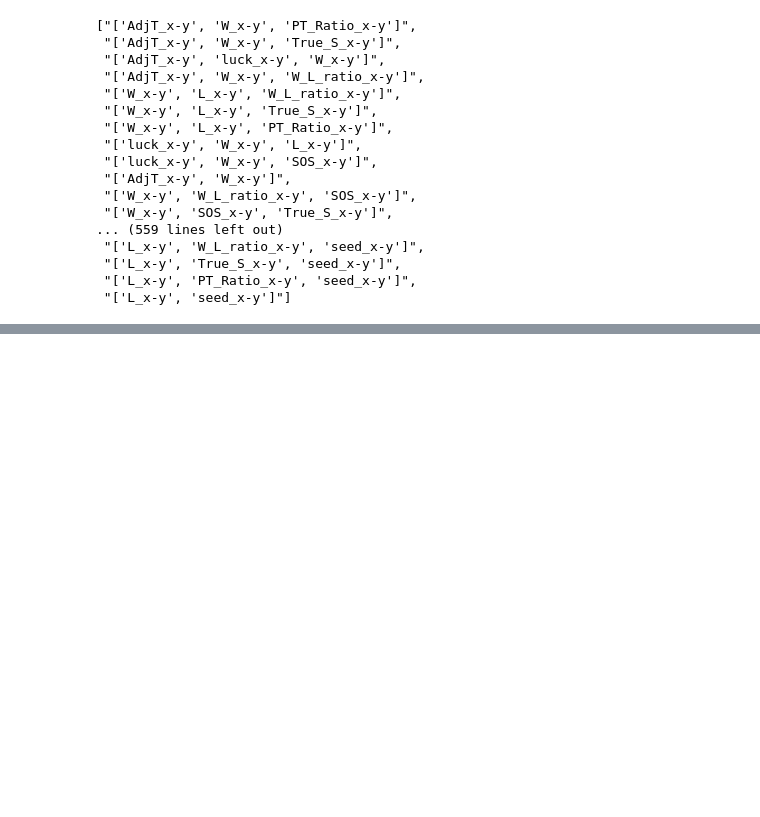
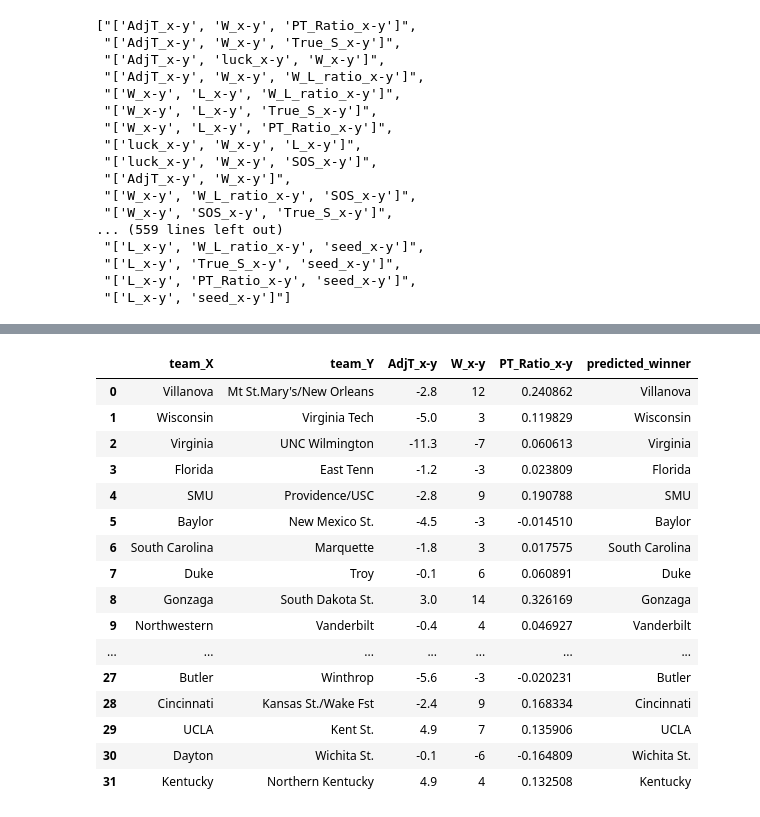
Before and after one commit to zihaoxu/Statsketball-Tournament, a Jupyter notebook: Statsketball Analysis.ipynb, the cells around one changed output, grey strips where cells are left out. Saved outputs shown, nothing was run; the diff lists cells and outputs as text; code cells hidden in the pictures; blank space fills up the shorter version.

```diff
--- a/Statsketball Analysis.ipynb
+++ b/Statsketball Analysis.ipynb
@@ -282,0 +264,9 @@ example_measures = example_measures.reshape(len(example_measures), -1)
+# %%
+# Data to be fed to our model
+example_measures_list = d['master'].iloc[:,[5,7,14]]
+print (example_measures_list)
+
+# The actual result of the games
+result_list = d['master'].iloc[:,-1]
+result_list.index = range(len(result_list))
+print ('\n', 'Actual results: ', "\n", result_list)
@@ -282,0 +352,7 @@ example_measures = example_measures.reshape(len(example_measures), -1)
+# %%
+# Read in the data
+d['2017'] = pd.read_csv('~/Statsketball/Statsketball-Tournament/Master_Data/2017_master.csv').drop(['Unnamed: 0'], axis = 1)
+
+# take out the features list
+features_list = d['2017'].iloc[:,[4,7,10]]
+print (features_list.head())
@@ -282,0 +366,13 @@ example_measures = example_measures.reshape(len(example_measures), -1)
+# %%
+# Create an empty list to store the predictions
+prediction_pre_list = []
+prediction_list = []
+
+for i in range(len(features_list)):
+    features = features_list.iloc[i]
+    features = features.reshape(-1, len(features))
+    prediction = clf.predict(features)
+    prediction_pre_list.append(prediction)
+
+for pre in prediction_pre_list:
+    prediction_list.append(pre[0])
@@ -282,0 +399,29 @@ example_measures = example_measures.reshape(len(example_measures), -1)
+# %%
+d['2017']['predicted_winner'] = 0
+for i in range(len(prediction_list)):
+    if prediction_list[i] == 'X':
+        d['2017'].loc[i, 'predicted_winner'] = d['2017'].loc[i, 'team_X']
+    else:
+        d['2017'].loc[i, 'predicted_winner'] = d['2017'].loc[i, 'team_Y']
+
+d['2017'].drop(['AdjT_x', 'AdjT_y', 'W_x', 'W_y', 'PT_Ratio_x', 'PT_Ratio_y'], axis = 1, inplace=True)
+# %%
+d['2017']
+# %% [output]
+|  | team_X | team_Y | AdjT_x-y | W_x-y | PT_Ratio_x-y | predicted_winner |
+| 0 | Villanova | Mt St.Mary's/New Orleans | -2.8 | 12 | 0.240862 | Villanova |
+| 1 | Wisconsin | Virginia Tech | -5.0 | 3 | 0.119829 | Wisconsin |
+| 2 | Virginia | UNC Wilmington | -11.3 | -7 | 0.060613 | Virginia |
+| 3 | Florida | East Tenn | -1.2 | -3 | 0.023809 | Florida |
+| 4 | SMU | Providence/USC | -2.8 | 9 | 0.190788 | SMU |
+| 5 | Baylor | New Mexico St. | -4.5 | -3 | -0.014510 | Baylor |
+| 6 | South Carolina | Marquette | -1.8 | 3 | 0.017575 | South Carolina |
+| 7 | Duke | Troy | -0.1 | 6 | 0.060891 | Duke |
+| 8 | Gonzaga | South Dakota St. | 3.0 | 14 | 0.326169 | Gonzaga |
+| 9 | Northwestern | Vanderbilt | -0.4 | 4 | 0.046927 | Vanderbilt |
+| ... | ... | ... | ... | ... | ... | ... |
+| 27 | Butler | Winthrop | -5.6 | -3 | -0.020231 | Butler |
+| 28 | Cincinnati | Kansas St./Wake Fst | -2.4 | 9 | 0.168334 | Cincinnati |
+| 29 | UCLA | Kent St. | 4.9 | 7 | 0.135906 | UCLA |
+| 30 | Dayton | Wichita St. | -0.1 | -6 | -0.164809 | Wichita St. |
+| 31 | Kentucky | Northern Kentucky | 4.9 | 4 | 0.132508 | Kentucky |
```
Also changed, not shown: parts of 17 cells of this notebook, 2 other files.
